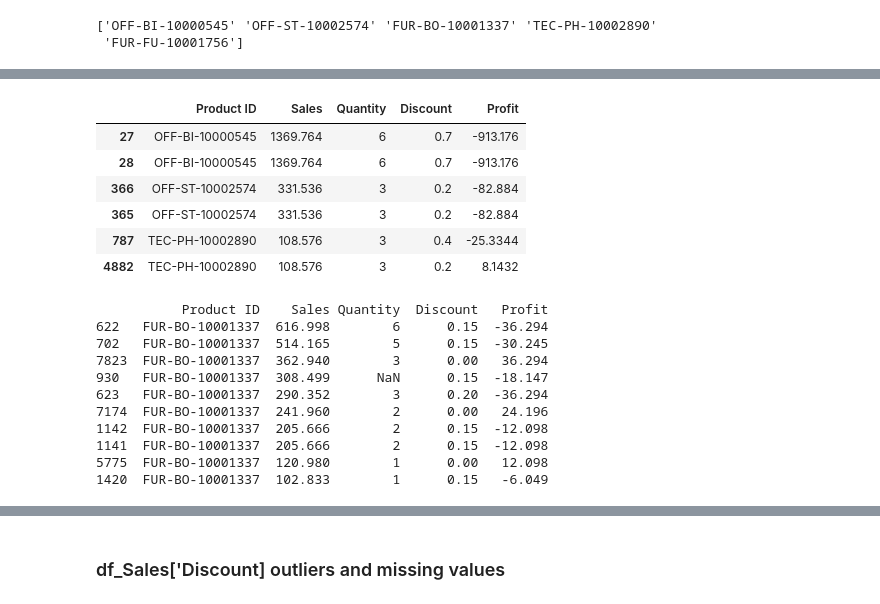
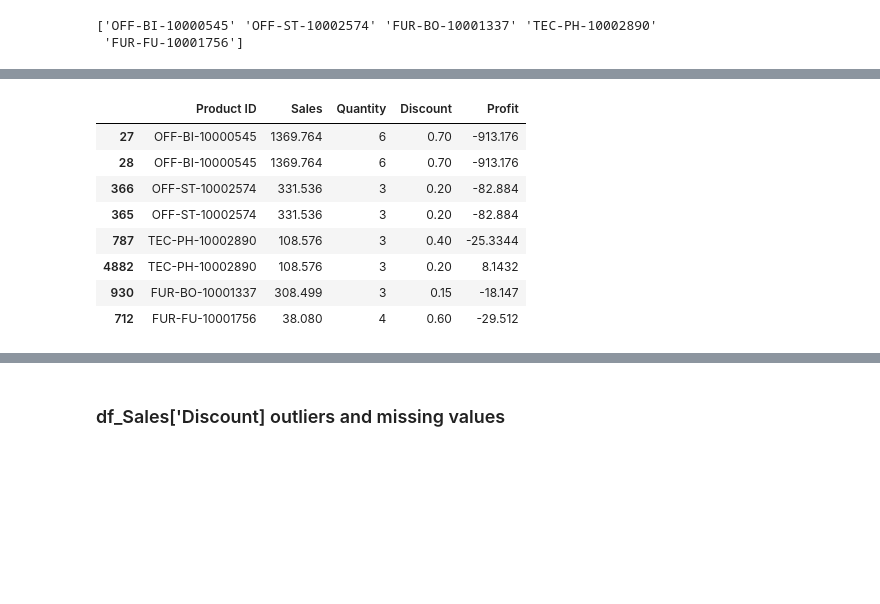
Before and after one commit to hennypurwadi/771951_Dataset_Analysis, a Jupyter notebook: 202370140_6.ipynb, the cells around one changed output, grey strips where cells are left out. Drawn from its saved outputs; the diff is of its cells as text; code cells hidden in the pictures; blank space fills up the shorter version.

```diff
--- a/202370140_6.ipynb
+++ b/202370140_6.ipynb
@@ -209,32 +210,19 @@ df_Sales.loc[[27, 28, 366,365, 4882,787,], ['Product ID', 'Sales', 'Quantity', '
 # %%
 #Replace value in 'Quantity'with correspondence 'Product ID' with similar 'Sales'
 
 df_Sales.loc[28, 'Quantity'] = '6'
 df_Sales.loc[365, 'Quantity'] = '3'
 df_Sales.loc[787, 'Quantity'] = '3'
-df_Sales.loc[[27, 28, 366,365, 787, 4882], ['Product ID', 'Sales', 'Quantity', 'Discount', 'Profit']]
+df_Sales.loc[930, 'Quantity'] = '3'
+df_Sales.loc[712, 'Quantity'] = '4'
+df_Sales.loc[[27, 28, 366,365, 787, 4882,930,712], ['Product ID', 'Sales', 'Quantity', 'Discount', 'Profit']]
 # %% [output]
 |  | Product ID | Sales | Quantity | Discount | Profit |
-| 27 | OFF-BI-10000545 | 1369.764 | 6 | 0.7 | -913.176 |
-| 28 | OFF-BI-10000545 | 1369.764 | 6 | 0.7 | -913.176 |
-| 366 | OFF-ST-10002574 | 331.536 | 3 | 0.2 | -82.884 |
-| 365 | OFF-ST-10002574 | 331.536 | 3 | 0.2 | -82.884 |
-| 787 | TEC-PH-10002890 | 108.576 | 3 | 0.4 | -25.3344 |
-| 4882 | TEC-PH-10002890 | 108.576 | 3 | 0.2 | 8.1432 |
+| 27 | OFF-BI-10000545 | 1369.764 | 6 | 0.70 | -913.176 |
+| 28 | OFF-BI-10000545 | 1369.764 | 6 | 0.70 | -913.176 |
+| 366 | OFF-ST-10002574 | 331.536 | 3 | 0.20 | -82.884 |
+| 365 | OFF-ST-10002574 | 331.536 | 3 | 0.20 | -82.884 |
+| 787 | TEC-PH-10002890 | 108.576 | 3 | 0.40 | -25.3344 |
+| 4882 | TEC-PH-10002890 | 108.576 | 3 | 0.20 | 8.1432 |
+| 930 | FUR-BO-10001337 | 308.499 | 3 | 0.15 | -18.147 |
+| 712 | FUR-FU-10001756 | 38.080 | 4 | 0.60 | -29.512 |
-# %%
-df_Sales.sort_values(by=['Sales'], inplace=True, ascending=False)
-product_10001337 = df_Sales[df_Sales['Product ID'] == 'FUR-BO-10001337'][[
-    'Product ID', 'Sales', 'Quantity', 'Discount', 'Profit']]
-print(product_10001337)
-# %% [output]
-           Product ID    Sales Quantity  Discount   Profit
-622   FUR-BO-10001337  616.998        6      0.15  -36.294
-702   FUR-BO-10001337  514.165        5      0.15  -30.245
-7823  FUR-BO-10001337  362.940        3      0.00   36.294
-930   FUR-BO-10001337  308.499      NaN      0.15  -18.147
-623   FUR-BO-10001337  290.352        3      0.20  -36.294
-7174  FUR-BO-10001337  241.960        2      0.00   24.196
-1142  FUR-BO-10001337  205.666        2      0.15  -12.098
-1141  FUR-BO-10001337  205.666        2      0.15  -12.098
-5775  FUR-BO-10001337  120.980        1      0.00   12.098
-1420  FUR-BO-10001337  102.833        1      0.15   -6.049
```
Also changed, not shown: parts of 19 cells of this notebook.
